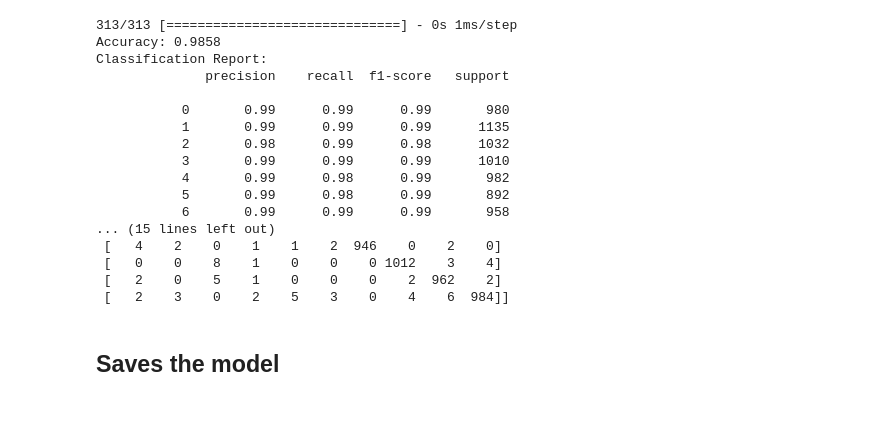
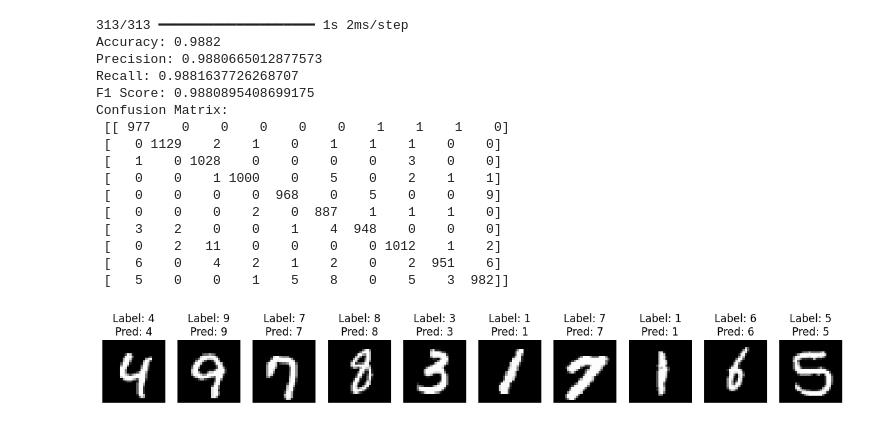
Before and after one commit to RyanGarfinkel/DigitRecognizer, a Jupyter notebook: model.ipynb, the cells around one changed output. Drawn from its saved outputs; the diff is of its cells as text; code cells hidden in the pictures.

```diff
--- a/model.ipynb
+++ b/model.ipynb
@@ -80,0 +90,4 @@ Epoch 10/10
+# %%
+# Trains the model
+
+model.fit(x_train, y_train, epochs=5, batch_size=32)
@@ -81,36 +106,34 @@ Epoch 10/10
 # %%
-from sklearn.metrics import confusion_matrix, classification_report, accuracy_score
-import numpy as np
+from sklearn.metrics import accuracy_score, precision_score, recall_score, f1_score, confusion_matrix
 
-y_pred = model.predict(x_test)
-y_pred = np.argmax(y_pred, axis=1)
+# Predicts the test data.
 
-y_test_labels = np.argmax(y_test, axis=1)
+y_h = model.predict(x_test)
 
-print('Accuracy:', accuracy_score(y_test_labels, y_pred))
+# Prints the metrics.
 
-print('Classification Report:')
-print(classification_report(y_test_labels, y_pred))
+y_test_labels = y_test.argmax(axis=1)
+y_h_labels = y_h.argmax(axis=1)
 
-print('Confusion Matrix:')
-print(confusion_matrix(y_test_labels, y_pred))
+print('Accuracy:', accuracy_score(y_test_labels, y_h_labels))
+print('Precision:', precision_score(y_test_labels, y_h_labels, average='macro'))
+print('Recall:', recall_score(y_test_labels, y_h_labels, average='macro'))
+print('F1 Score:', f1_score(y_test_labels, y_h_labels, average='macro'))
+print('Confusion Matrix:\n', confusion_matrix(y_test_labels, y_h_labels))
 # %% [output]
-313/313 [==============================] - 0s 1ms/step
-Accuracy: 0.9858
-Classification Report:
-              precision    recall  f1-score   support
-
-           0       0.99      0.99      0.99       980
-           1       0.99      0.99      0.99      1135
-           2       0.98      0.99      0.98      1032
-           3       0.99      0.99      0.99      1010
-           4       0.99      0.98      0.99       982
-           5       0.99      0.98      0.99       892
-           6       0.99      0.99      0.99       958
-... (15 lines left out)
- [   4    2    0    1    1    2  946    0    2    0]
- [   0    0    8    1    0    0    0 1012    3    4]
- [   2    0    5    1    0    0    0    2  962    2]
- [   2    3    0    2    5    3    0    4    6  984]]
+313/313 ━━━━━━━━━━━━━━━━━━━━ 1s 2ms/step
+Accuracy: 0.9882
+Precision: 0.9880665012877573
+Recall: 0.9881637726268707
+F1 Score: 0.9880895408699175
+Confusion Matrix:
+ [[ 977    0    0    0    0    0    1    1    1    0]
+ [   0 1129    2    1    0    1    1    1    0    0]
+ [   1    0 1028    0    0    0    0    3    0    0]
+ [   0    0    1 1000    0    5    0    2    1    1]
+ [   0    0    0    0  968    0    5    0    0    9]
+ [   0    0    0    2    0  887    1    1    1    0]
+ [   3    2    0    0    1    4  948    0    0    0]
+ [   0    2   11    0    0    0    0 1012    1    2]
+ [   6    0    4    2    1    2    0    2  951    6]
+ [   5    0    0    1    5    8    0    5    3  982]]
-# %% [markdown]
-## Saves the model
@@ -118,0 +140,15 @@ model.save('model.h5')
+# %%
+# Selects 10 random images from the test data.
+
+indices = sample(range(len(x_test)), 10)
+images = [x_test[i] for i in indices]
+
+# Plots the selected images.
+
+fig, axes = plt.subplots(1, 10, figsize=(15, 3))
+for i, img in enumerate(images):
+    axes[i].set_title('Label: ' + str(y_test[indices[i]].argmax(axis=0)) + '\nPred: ' + str(y_h[indices[i]].argmax(axis=0)))
+    axes[i].imshow(img, cmap='gray')
+    axes[i].axis('off')
+# %% [output]
+[figure, added]
```
Also changed, not shown: parts of 10 cells of this notebook, 2 other files.
